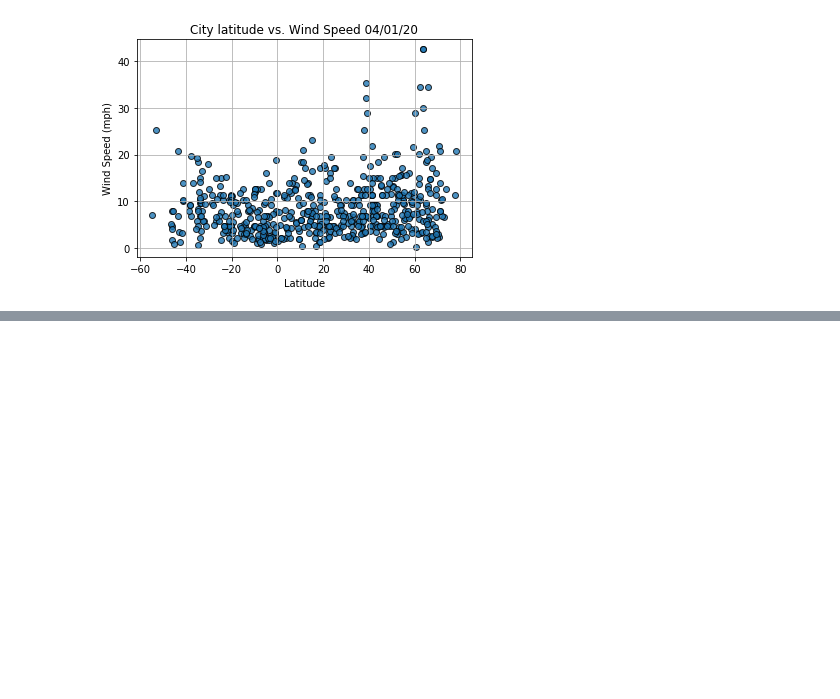
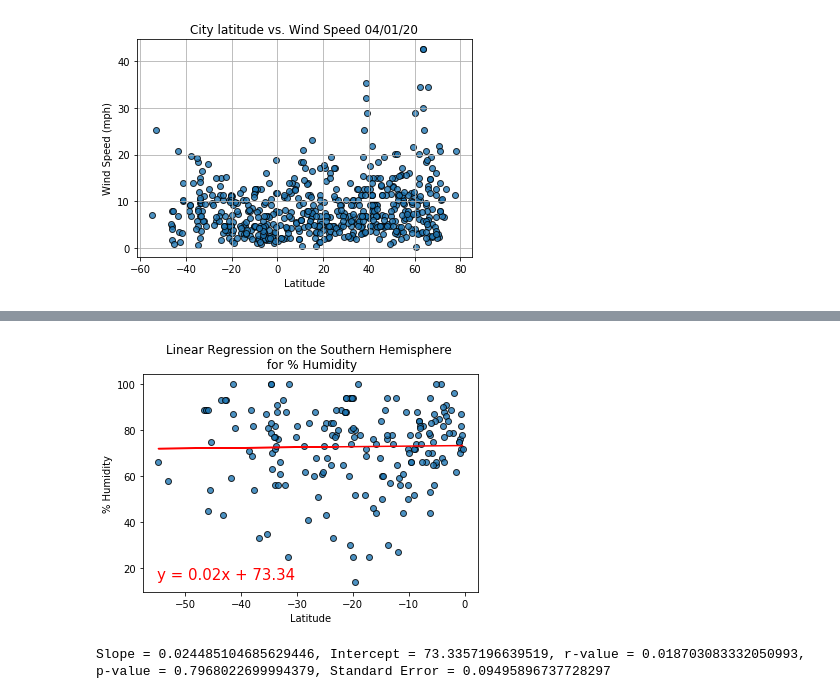
Before and after one commit to Helen-Ly/World_Weather_Analysis, a Jupyter notebook: WeatherPy.ipynb, the cells around one changed output, grey strips where cells are left out. Cells and saved outputs as stored; diff of their text form; code cells hidden in the pictures; blank space fills up the shorter version.

```diff
--- a/WeatherPy.ipynb
+++ b/WeatherPy.ipynb
@@ -267,0 +357,11 @@ plt.show()
+# %%
+# Linear regression on the Southern Hemisphere for % Humidity
+x_values = southern_hemi_df['Lat']
+y_values = southern_hemi_df['Humidity']
+
+# Call the function
+plot_linear_regression(x_values, y_values,
+                       'Linear Regression on the Southern Hemisphere \n for % Humidity', '% Humidity', (-55, 15))
+# %% [output]
+[figure, added]
+Slope = 0.024485104685629446, Intercept = 73.3357196639519, r-value = 0.018703083332050993, p-value = 0.7968022699994379, Standard Error = 0.09495896737728297
```
Also changed, not shown: parts of 12 cells of this notebook.
